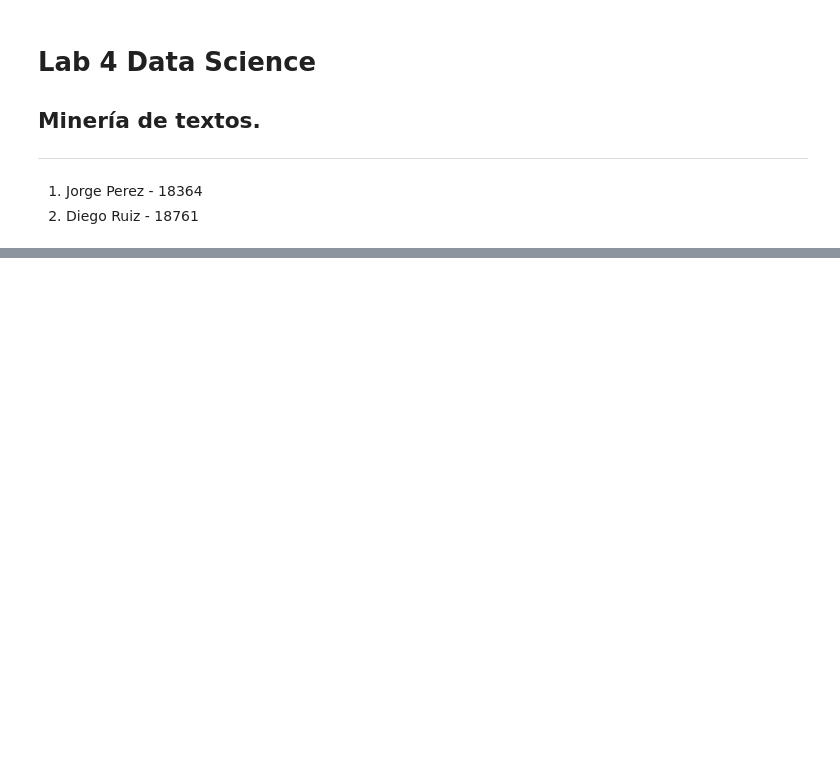
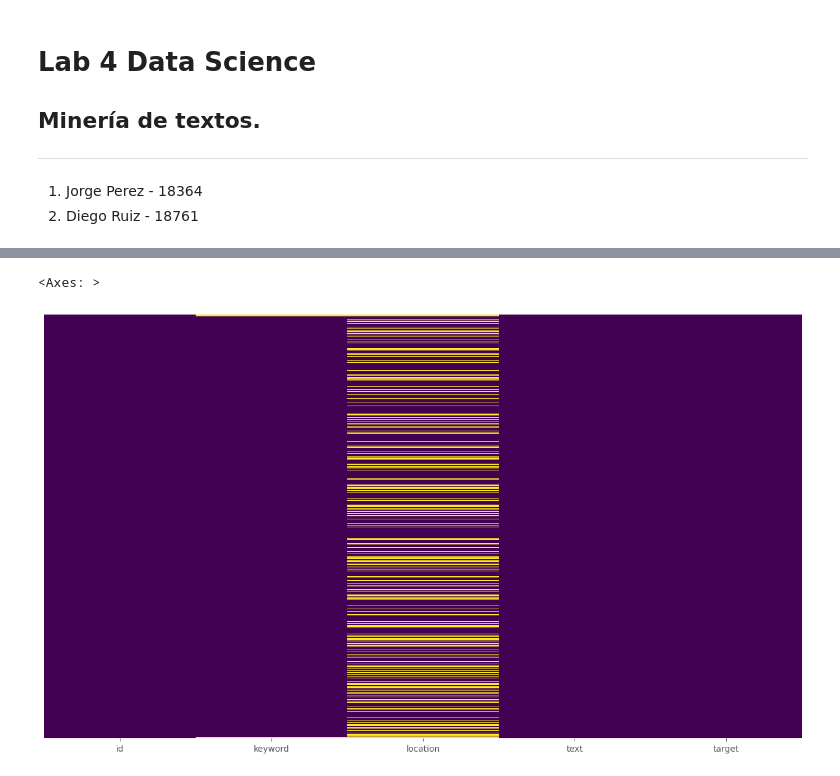
Before and after one commit to per18364/Lab4DS_18364_18761, a Jupyter notebook: main.ipynb, the cells around one changed output, grey strips where cells are left out. Cells and saved outputs as stored; diff of their text form; code cells hidden in the pictures; blank space fills up the shorter version.

```diff
--- a/main.ipynb
+++ b/main.ipynb
@@ -19,4 +19,22 @@ import sklearn.mixture as mixture
 import random
 from itertools import permutations
 from seaborn import heatmap, countplot
+
+import re
+import nltk
+from nltk.corpus import stopwords
+from sklearn.feature_extraction.text import CountVectorizer
+from sklearn.model_selection import train_test_split
+from sklearn.linear_model import LogisticRegression
+from sklearn.naive_bayes import MultinomialNB
+from sklearn.svm import SVC
+from sklearn.metrics import classification_report, accuracy_score
+from collections import Counter
+from wordcloud import WordCloud
+
+
+%matplotlib inline
+from mpl_toolkits.mplot3d import Axes3D
+plt.rcParams['figure.figsize'] = (16, 9)
+plt.style.use('ggplot')
 # %%
@@ -52,0 +68,5 @@ AttributeError: 'str' object has no attribute 'columns'
+# %%
+heatmap(df.isnull(), yticklabels = False, cbar = False, cmap = 'viridis')
+# %% [output]
+<Axes: >
+[figure, added]
```
Also changed, not shown: parts of 50 cells of this notebook.
